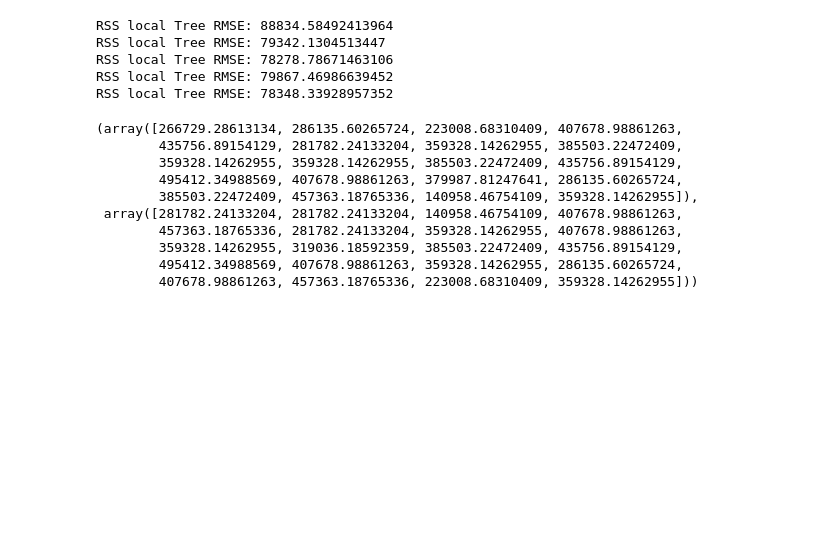
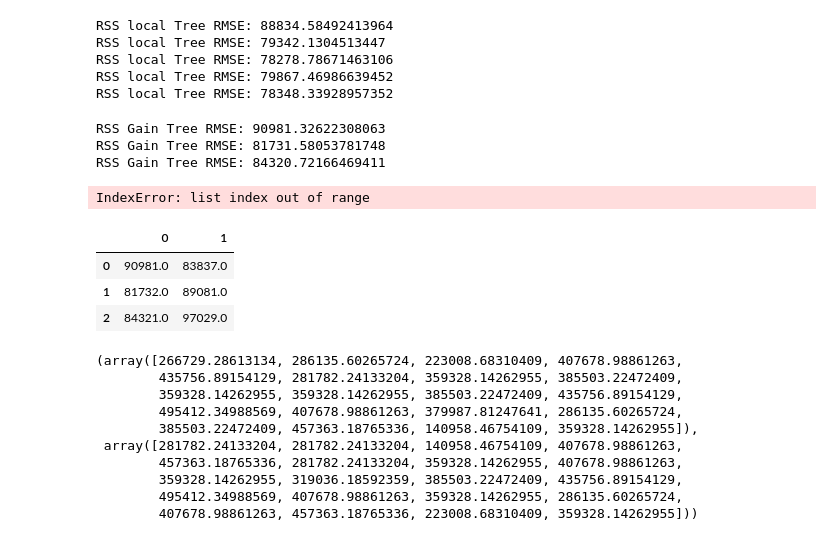
Before and after one commit to kaluznys/uczenie_maszynowe_UW, a Jupyter notebook: praca_domowa6.ipynb, the cells around one changed output. Drawn from its saved outputs; the diff is of its cells as text; code cells hidden in the pictures; blank space fills up the shorter version.

```diff
--- a/praca_domowa6.ipynb
+++ b/praca_domowa6.ipynb
@@ -297,6 +297,28 @@ RSS local Tree RMSE: 79342.1304513447
 RSS local Tree RMSE: 78278.78671463106
 RSS local Tree RMSE: 79867.46986639452
 RSS local Tree RMSE: 78348.33928957352
+# %%
+total_std = [0 for i in range(2, 5)]
+total_rmse = [0 for i in range(2, 5)]
+for i in range(2, 5):
+  tree = build_tree_total_rss(X_train, y_train, max_depth=i)
+  y_pred = predict(X_test, tree)
+  print("RSS Gain Tree RMSE:", mean_squared_error(y_test, y_pred)**(1/2))
+  total_rmse[i-2]= round(mean_squared_error(y_test, y_pred)**(1/2),0)
+  total_std[i-2]= round(np.var(y_pred)**(1/2),0)
+# %% [output]
+RSS Gain Tree RMSE: 90981.32622308063
+RSS Gain Tree RMSE: 81731.58053781748
+RSS Gain Tree RMSE: 84320.72166469411
+IndexError: list index out of range
+# %%
+total_rmse_std = pd.DataFrame([[total_rmse[i],total_std[i]] for i in range(3)])
+total_rmse_std
+# %% [output]
+|  | 0 | 1 |
+| 0 | 90981.0 | 83837.0 |
+| 1 | 81732.0 | 89081.0 |
+| 2 | 84321.0 | 97029.0 |
 # %%
 y_pred, y1
 # %% [output]
```
Also changed, not shown: parts of 1 cell of this notebook.
